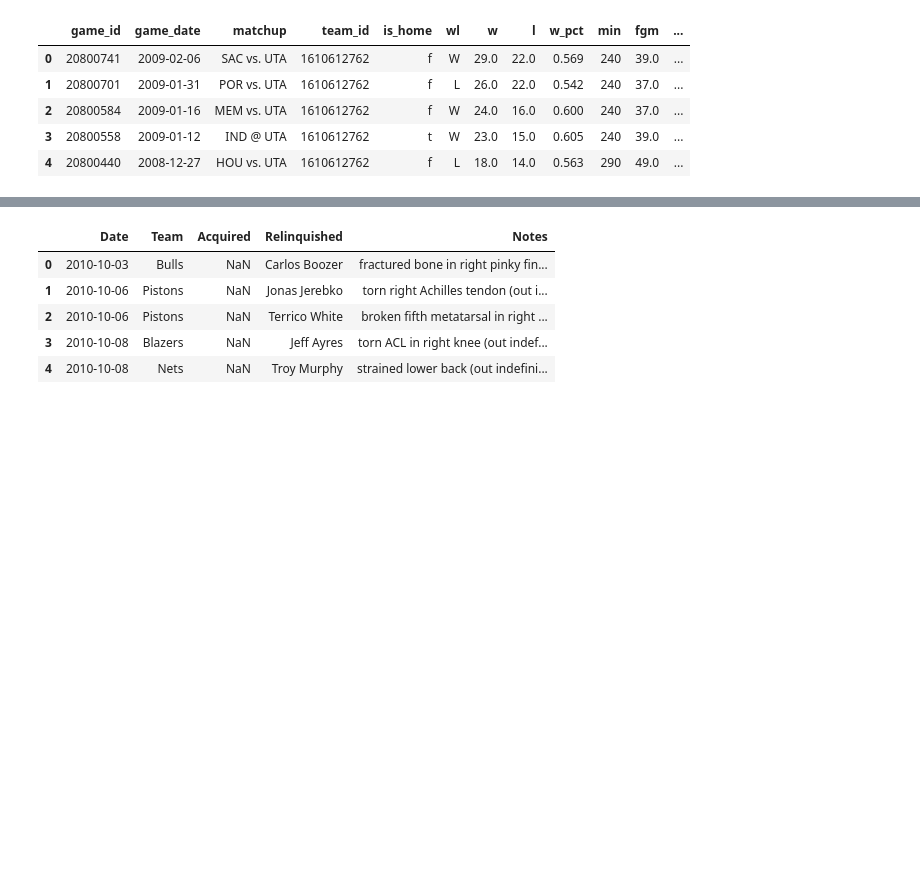
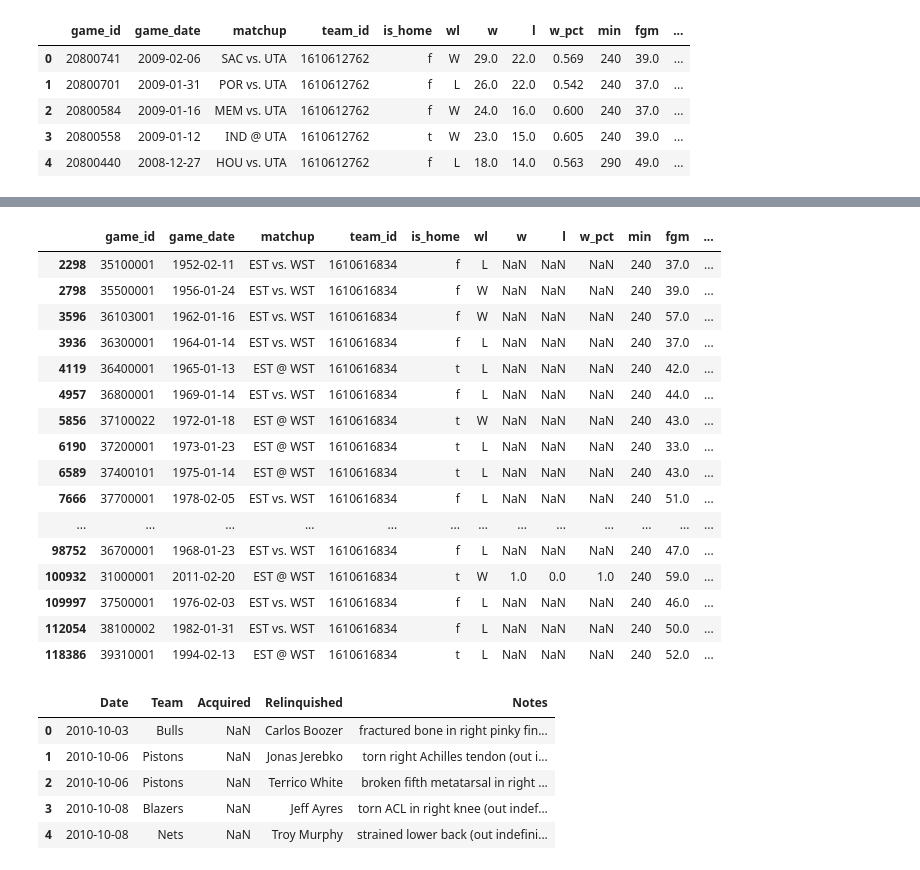
Before and after one commit to pauljacob/DSCapstone2, a Jupyter notebook: 02_Data_Wrangling/02_data_wrangling.ipynb, the cells around one changed output, grey strips where cells are left out. Cells and saved outputs as stored; diff of their text form; code cells hidden in the pictures; blank space fills up the shorter version.

```diff
--- a/02_Data_Wrangling/02_data_wrangling.ipynb
+++ b/02_Data_Wrangling/02_data_wrangling.ipynb
@@ -54,3 +231,23 @@ df.head()
+# %%
+df[df.team_id == 1610616834]
+# %% [output]
+|  | game_id | game_date | matchup | team_id | is_home | wl | w | l | w_pct | min | fgm | ... |
+| 2298 | 35100001 | 1952-02-11 | EST vs. WST | 1610616834 | f | L | NaN | NaN | NaN | 240 | 37.0 | ... |
+| 2798 | 35500001 | 1956-01-24 | EST vs. WST | 1610616834 | f | W | NaN | NaN | NaN | 240 | 39.0 | ... |
+| 3596 | 36103001 | 1962-01-16 | EST vs. WST | 1610616834 | f | W | NaN | NaN | NaN | 240 | 57.0 | ... |
+| 3936 | 36300001 | 1964-01-14 | EST vs. WST | 1610616834 | f | L | NaN | NaN | NaN | 240 | 37.0 | ... |
+| 4119 | 36400001 | 1965-01-13 | EST @ WST | 1610616834 | t | L | NaN | NaN | NaN | 240 | 42.0 | ... |
+| 4957 | 36800001 | 1969-01-14 | EST vs. WST | 1610616834 | f | L | NaN | NaN | NaN | 240 | 44.0 | ... |
+| 5856 | 37100022 | 1972-01-18 | EST @ WST | 1610616834 | t | W | NaN | NaN | NaN | 240 | 43.0 | ... |
+| 6190 | 37200001 | 1973-01-23 | EST @ WST | 1610616834 | t | L | NaN | NaN | NaN | 240 | 33.0 | ... |
+| 6589 | 37400101 | 1975-01-14 | EST @ WST | 1610616834 | t | L | NaN | NaN | NaN | 240 | 43.0 | ... |
+| 7666 | 37700001 | 1978-02-05 | EST vs. WST | 1610616834 | f | L | NaN | NaN | NaN | 240 | 51.0 | ... |
+| ... | ... | ... | ... | ... | ... | ... | ... | ... | ... | ... | ... | ... |
+| 98752 | 36700001 | 1968-01-23 | EST vs. WST | 1610616834 | f | L | NaN | NaN | NaN | 240 | 47.0 | ... |
+| 100932 | 31000001 | 2011-02-20 | EST @ WST | 1610616834 | t | W | 1.0 | 0.0 | 1.0 | 240 | 59.0 | ... |
+| 109997 | 37500001 | 1976-02-03 | EST vs. WST | 1610616834 | f | L | NaN | NaN | NaN | 240 | 46.0 | ... |
+| 112054 | 38100002 | 1982-01-31 | EST vs. WST | 1610616834 | f | L | NaN | NaN | NaN | 240 | 50.0 | ... |
+| 118386 | 39310001 | 1994-02-13 | EST @ WST | 1610616834 | t | L | NaN | NaN | NaN | 240 | 52.0 | ... |
 # %%
 df2.head()
 # %% [output]
```
Also changed, not shown: parts of 63 cells of this notebook, 4 other files.
